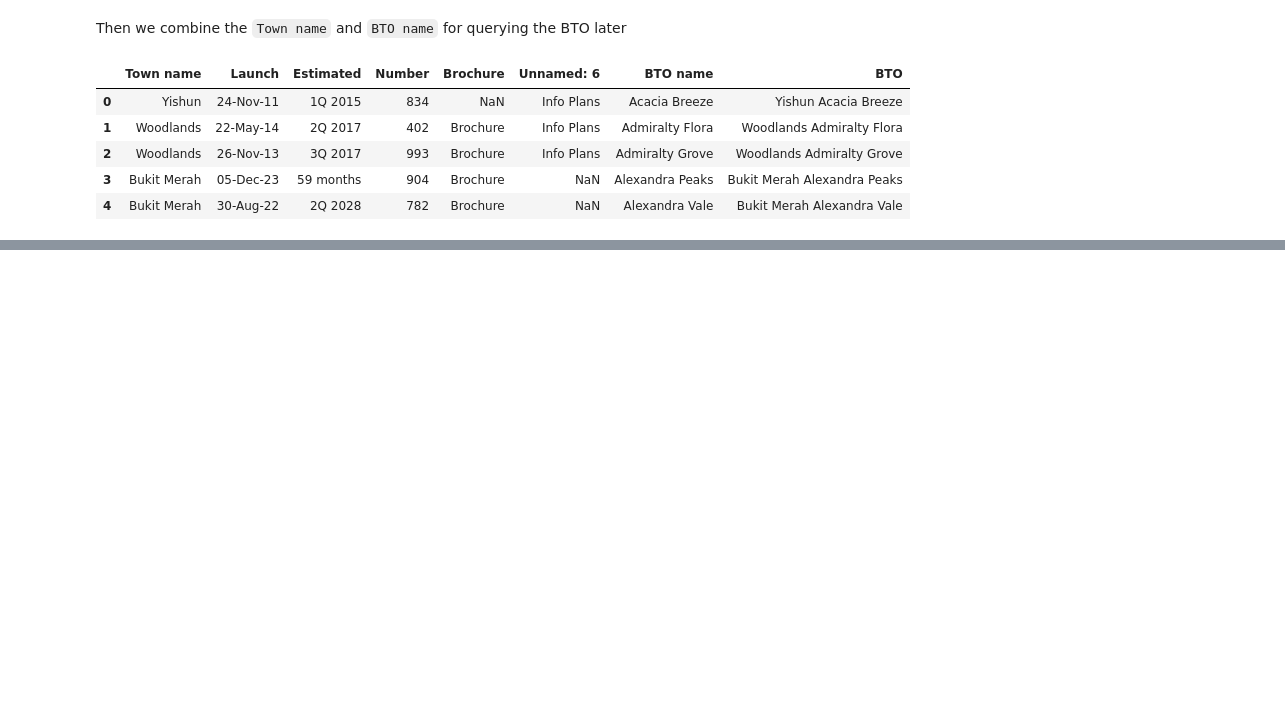
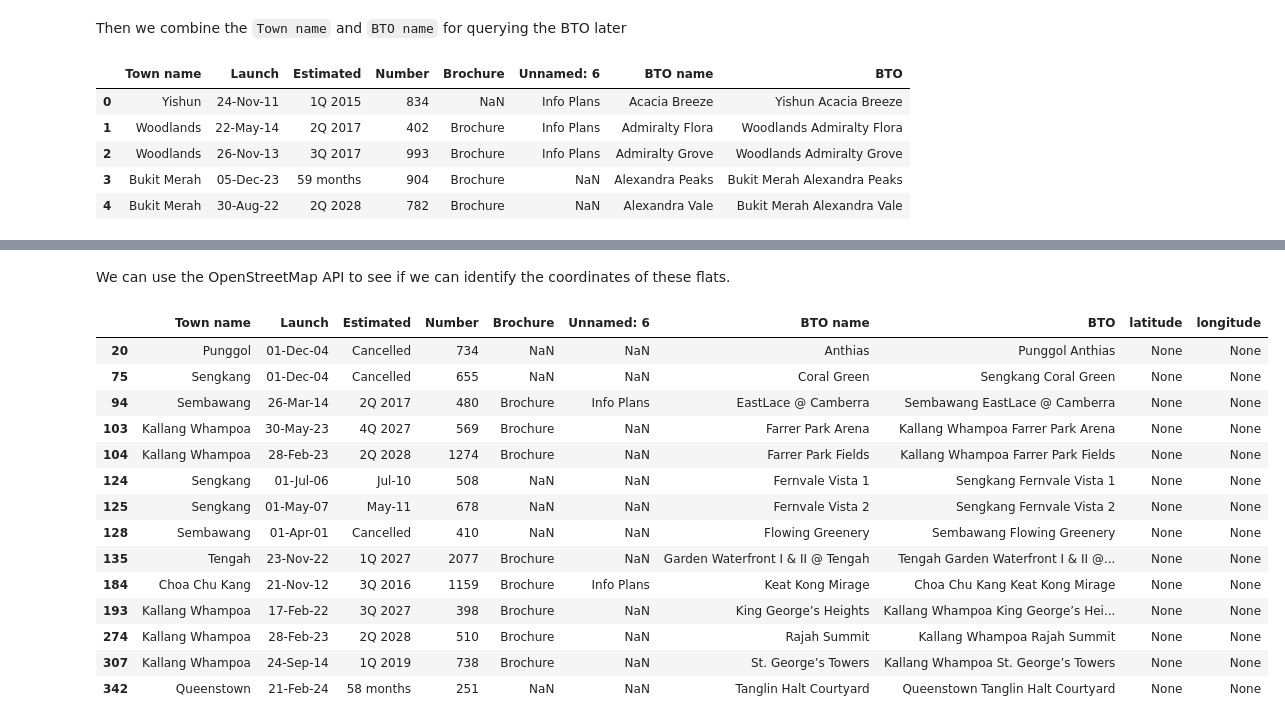
Before and after one commit to pnghaanh/Housing-Price-Time-Series-Forecasting, a Jupyter notebook: src/data_cleaning.ipynb, the cells around one changed output, grey strips where cells are left out. Saved outputs shown, nothing was run; the diff lists cells and outputs as text; code cells hidden in the pictures; blank space fills up the shorter version.

Commit message:
Updated cleaning of BTO dataset and creating OpenStreetMap API method

```diff
--- a/src/data_cleaning.ipynb
+++ b/src/data_cleaning.ipynb
@@ -289,0 +341,35 @@ bto_supply.head()
+# %% [markdown]
+We can use the OpenStreetMap API to see if we can identify the coordinates of these flats.
+# %%
+import sys
+sys.path.append('../')
+
+from api.openstreetmap_api import get_bto_coordinates
+
+for index, row in bto_supply_na.iterrows():
+    bto_name = row['BTO']
+    geocoordinates = get_bto_coordinates(bto_name)
+    print(bto_name, geocoordinates)
+    latitude, longitude = geocoordinates
+    bto_supply.at[index, 'latitude'] = latitude
+    bto_supply.at[index, 'longitude'] = longitude
+
+# check if there are any rows with None as values for latitude and longitude
+bto_supply_na = bto_supply[bto_supply['latitude'].isna()]
+bto_supply_na
+# %% [output]
+|  | Town name | Launch | Estimated | Number | Brochure | Unnamed: 6 | BTO name | BTO | latitude | longitude |
+| 20 | Punggol | 01-Dec-04 | Cancelled | 734 | NaN | NaN | Anthias | Punggol Anthias | None | None |
+| 75 | Sengkang | 01-Dec-04 | Cancelled | 655 | NaN | NaN | Coral Green | Sengkang Coral Green | None | None |
+| 94 | Sembawang | 26-Mar-14 | 2Q 2017 | 480 | Brochure | Info Plans | EastLace @ Camberra | Sembawang EastLace @ Camberra | None | None |
+| 103 | Kallang Whampoa | 30-May-23 | 4Q 2027 | 569 | Brochure | NaN | Farrer Park Arena | Kallang Whampoa Farrer Park Arena | None | None |
+| 104 | Kallang Whampoa | 28-Feb-23 | 2Q 2028 | 1274 | Brochure | NaN | Farrer Park Fields | Kallang Whampoa Farrer Park Fields | None | None |
+| 124 | Sengkang | 01-Jul-06 | Jul-10 | 508 | NaN | NaN | Fernvale Vista 1 | Sengkang Fernvale Vista 1 | None | None |
+| 125 | Sengkang | 01-May-07 | May-11 | 678 | NaN | NaN | Fernvale Vista 2 | Sengkang Fernvale Vista 2 | None | None |
+| 128 | Sembawang | 01-Apr-01 | Cancelled | 410 | NaN | NaN | Flowing Greenery | Sembawang Flowing Greenery | None | None |
+| 135 | Tengah | 23-Nov-22 | 1Q 2027 | 2077 | Brochure | NaN | Garden Waterfront I & II @ Tengah | Tengah Garden Waterfront I & II @... | None | None |
+| 184 | Choa Chu Kang | 21-Nov-12 | 3Q 2016 | 1159 | Brochure | Info Plans | Keat Kong Mirage | Choa Chu Kang Keat Kong Mirage | None | None |
+| 193 | Kallang Whampoa | 17-Feb-22 | 3Q 2027 | 398 | Brochure | NaN | King George’s Heights | Kallang Whampoa King George’s Hei... | None | None |
+| 274 | Kallang Whampoa | 28-Feb-23 | 2Q 2028 | 510 | Brochure | NaN | Rajah Summit | Kallang Whampoa Rajah Summit | None | None |
+| 307 | Kallang Whampoa | 24-Sep-14 | 1Q 2019 | 738 | Brochure | NaN | St. George’s Towers | Kallang Whampoa St. George’s Towers | None | None |
+| 342 | Queenstown | 21-Feb-24 | 58 months | 251 | NaN | NaN | Tanglin Halt Courtyard | Queenstown Tanglin Halt Courtyard | None | None |
```
Also changed, not shown: parts of 7 cells of this notebook, 3 other files.
